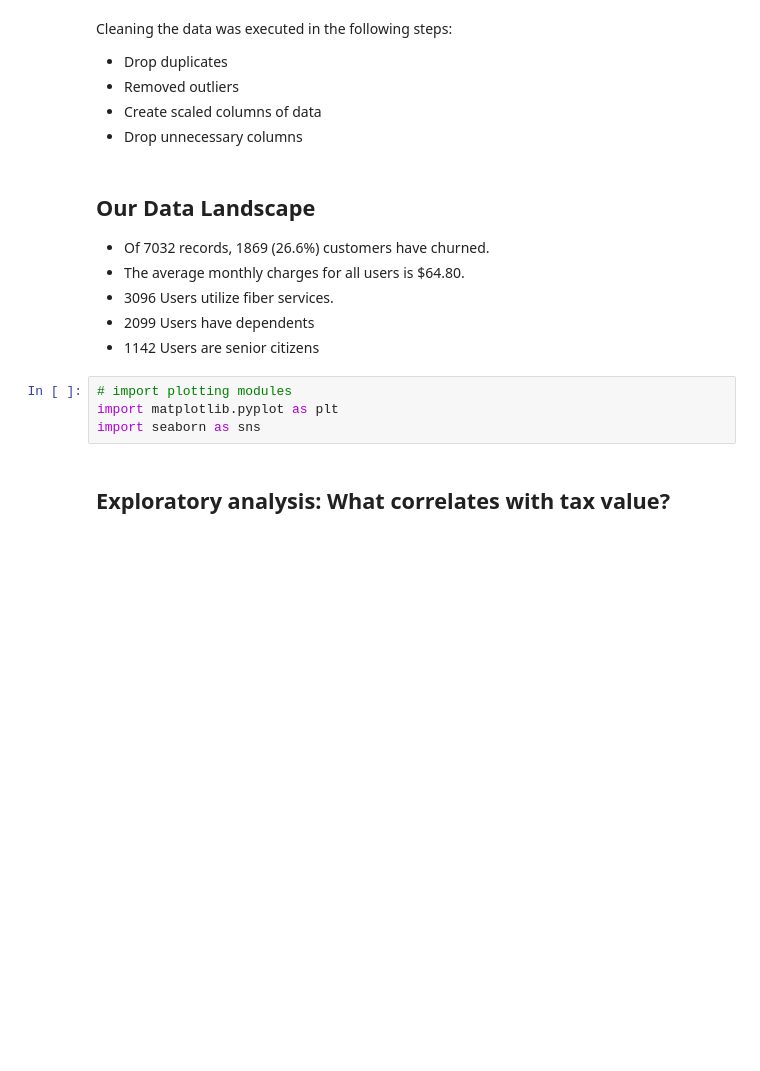
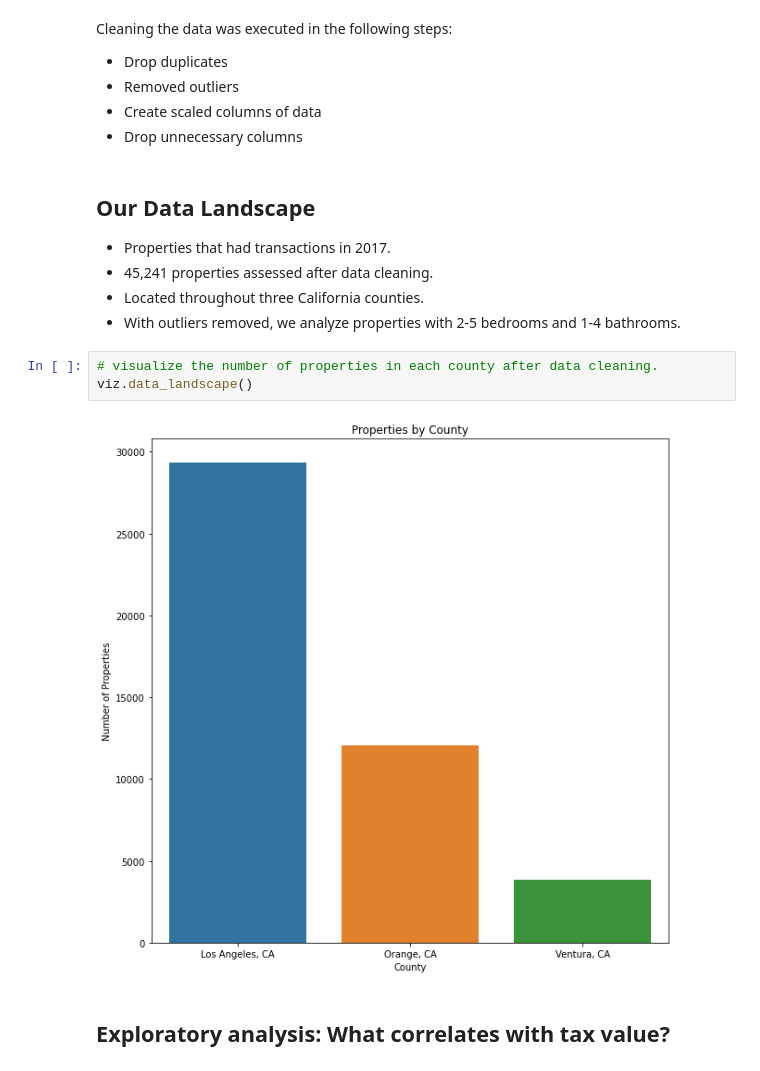
Before and after one commit to wheelerjoshua/zillow_regression_project, a Jupyter notebook: zillow_report.ipynb, the cells around one changed output. Drawn from its saved outputs; the diff is of its cells as text; blank space fills up the shorter version.

Commit message:
updated modules, work notebook, and report.

```diff
--- a/zillow_report.ipynb
+++ b/zillow_report.ipynb
@@ -58,17 +61,15 @@ Cleaning the data was executed in the following steps:
 - Drop unnecessary columns
 # %% [markdown]
 ## Our Data Landscape
-
-
-- Of 7032 records, 1869 (26.6%) customers have churned.
-- The average monthly charges for all users is $64.80.
-- 3096 Users utilize fiber services.
-- 2099 Users have dependents
-- 1142 Users are senior citizens
+- Properties that had transactions in 2017.
+- 45,241 properties assessed after data cleaning.
+- Located throughout three California counties.
+- With outliers removed, we analyze properties with 2-5 bedrooms and 1-4 bathrooms.
-# %%
-# import plotting modules
-import matplotlib.pyplot as plt
-import seaborn as sns
+# %%
+# visualize the number of properties in each county after data cleaning.
+viz.data_landscape()
+# %% [output]
+[figure, added]
 # %% [markdown]
 ## Exploratory analysis: What correlates with tax value?
 # %% [markdown]
```
Also changed, not shown: parts of 7 cells of this notebook, 3 other files.
